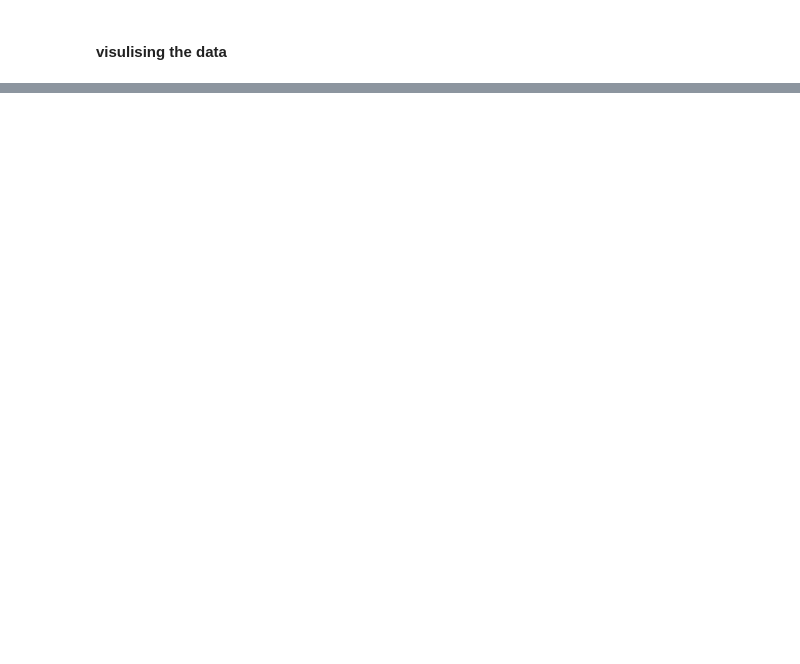
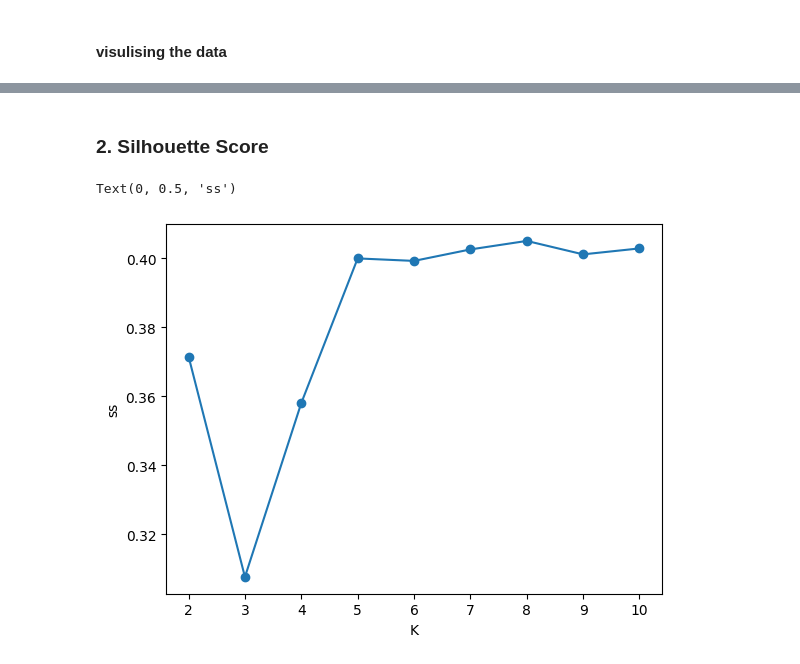
Before and after one commit to princejha-dev/ML-Python-Models, a Jupyter notebook: SmartCart Customer Clustering/smartcart.ipynb, the cells around one changed output, grey strips where cells are left out. Drawn from its saved outputs; the diff is of its cells as text; code cells hidden in the pictures; blank space fills up the shorter version.

```diff
--- a/SmartCart Customer Clustering/smartcart.ipynb
+++ b/SmartCart Customer Clustering/smartcart.ipynb
@@ -194,0 +284,8 @@ sns.pairplot()
+# %%
+#feature scaling
+
+scaler = StandardScaler()
+
+X=df_encoded
+
+X_scaled = scaler.fit_transform(X)
@@ -194,0 +322,6 @@ sns.pairplot()
+# %%
+##pca
+
+pca = PCA(n_components=3)
+
+X_pca = pca.fit_transform(X_scaled)
@@ -194,0 +351,7 @@ sns.pairplot()
+# %%
+wcss = []
+
+for k in range(1,11):
+    kmeans=KMeans(n_clusters=k, random_state=42)
+    kmeans.fit_predict(X_pca)
+    wcss.append(kmeans.inertia_)
@@ -194,0 +367,19 @@ sns.pairplot()
+# %% [markdown]
+### 2. Silhouette Score
+# %%
+scores =[]
+
+for k in range(2,11):
+    kmeans=KMeans(n_clusters=k, random_state=42)
+    labels = kmeans.fit_predict(X_pca)
+    score = silhouette_score(X_pca,labels)
+    scores.append(score)
+# %%
+# plot
+
+plt.plot(range(2, 11), scores, marker='o')
+plt.xlabel("K")
+plt.ylabel("ss")
+# %% [output]
+Text(0, 0.5, 'ss')
+[figure, added]
```
Also changed, not shown: parts of 48 cells of this notebook, 2 other files.
